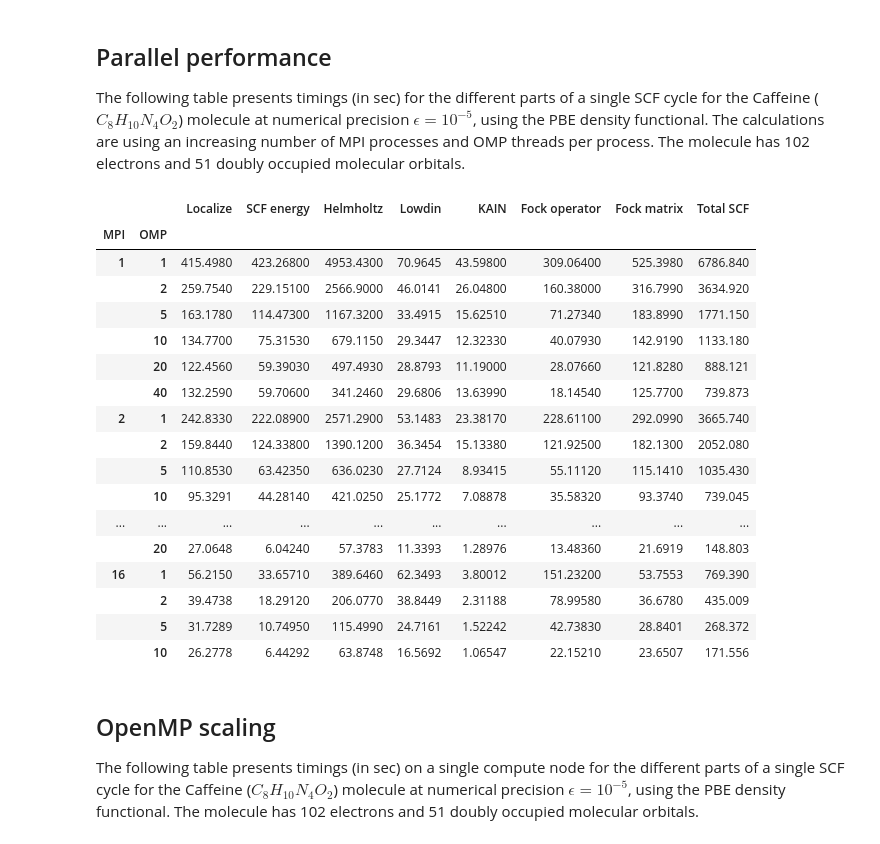
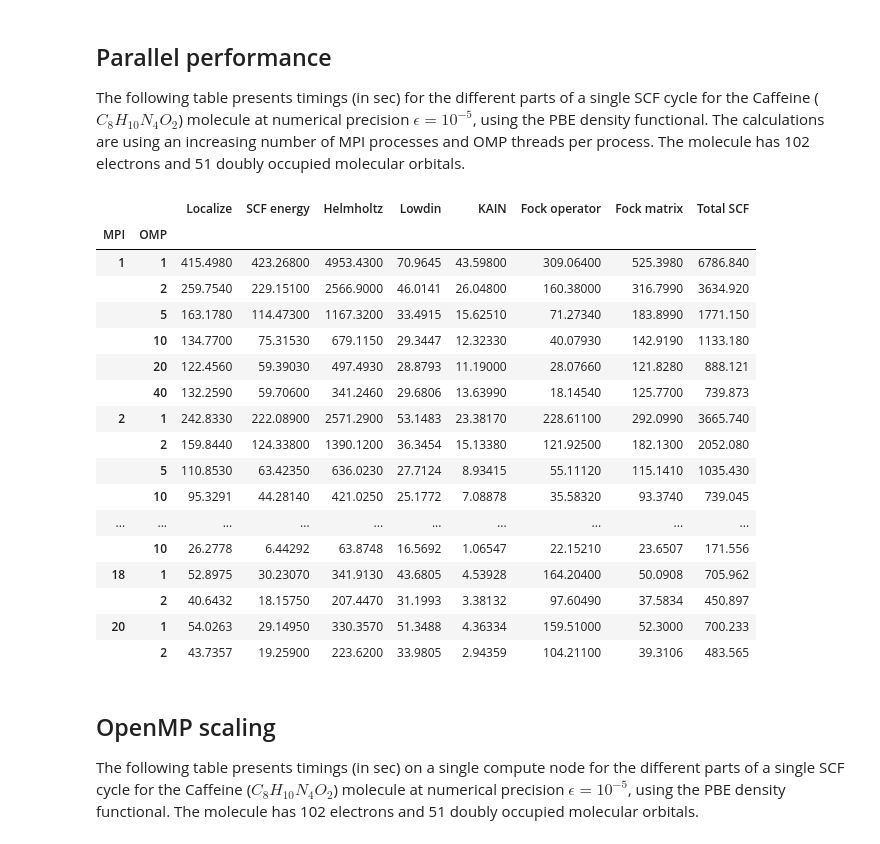
Before and after one commit to MRChemSoft/mrchem-benchmark, a Jupyter notebook: caffeine.ipynb, the cells around one changed output. Saved outputs shown, nothing was run; the diff lists cells and outputs as text; code cells hidden in the pictures.

```diff
--- a/caffeine.ipynb
+++ b/caffeine.ipynb
@@ -33,27 +33,28 @@ and each of these may have sub steps that can be extracted from the data below.
 
 The following table presents timings (in sec) for the different parts of a single SCF cycle for the Caffeine ($C_{8}H_{10}N_{4}O_{2}$) molecule at numerical precision $\epsilon=10^{-5}$, using the PBE density functional. The calculations are using an increasing number of MPI processes and OMP threads per process. The molecule has 102 electrons and 51 doubly occupied molecular orbitals.
 # %%
-hybrid_series = pd.read_csv("caffeine/scf.csv", index_col=[0,1]).loc[:,:]
-hybrid_series
+mol='caffeine'
+hybrid_frame = pd.read_csv("caffeine/scf.csv", index_col=[0,1,2])
+hybrid_frame.loc[mol,:,:]
 # %% [output]
 |  |  | Localize | SCF energy | Helmholtz | Lowdin | KAIN | Fock operator | Fock matrix | Total SCF |
 | MPI | OMP |  |  |  |  |  |  |  |  |
 | 1 | 1 | 415.4980 | 423.26800 | 4953.4300 | 70.9645 | 43.59800 | 309.06400 | 525.3980 | 6786.840 |
 |  | 2 | 259.7540 | 229.15100 | 2566.9000 | 46.0141 | 26.04800 | 160.38000 | 316.7990 | 3634.920 |
 |  | 5 | 163.1780 | 114.47300 | 1167.3200 | 33.4915 | 15.62510 | 71.27340 | 183.8990 | 1771.150 |
 |  | 10 | 134.7700 | 75.31530 | 679.1150 | 29.3447 | 12.32330 | 40.07930 | 142.9190 | 1133.180 |
 |  | 20 | 122.4560 | 59.39030 | 497.4930 | 28.8793 | 11.19000 | 28.07660 | 121.8280 | 888.121 |
 |  | 40 | 132.2590 | 59.70600 | 341.2460 | 29.6806 | 13.63990 | 18.14540 | 125.7700 | 739.873 |
 | 2 | 1 | 242.8330 | 222.08900 | 2571.2900 | 53.1483 | 23.38170 | 228.61100 | 292.0990 | 3665.740 |
 |  | 2 | 159.8440 | 124.33800 | 1390.1200 | 36.3454 | 15.13380 | 121.92500 | 182.1300 | 2052.080 |
 |  | 5 | 110.8530 | 63.42350 | 636.0230 | 27.7124 | 8.93415 | 55.11120 | 115.1410 | 1035.430 |
 |  | 10 | 95.3291 | 44.28140 | 421.0250 | 25.1772 | 7.08878 | 35.58320 | 93.3740 | 739.045 |
 | ... | ... | ... | ... | ... | ... | ... | ... | ... | ... |
-|  | 20 | 27.0648 | 6.04240 | 57.3783 | 11.3393 | 1.28976 | 13.48360 | 21.6919 | 148.803 |
-| 16 | 1 | 56.2150 | 33.65710 | 389.6460 | 62.3493 | 3.80012 | 151.23200 | 53.7553 | 769.390 |
-|  | 2 | 39.4738 | 18.29120 | 206.0770 | 38.8449 | 2.31188 | 78.99580 | 36.6780 | 435.009 |
-|  | 5 | 31.7289 | 10.74950 | 115.4990 | 24.7161 | 1.52242 | 42.73830 | 28.8401 | 268.372 |
 |  | 10 | 26.2778 | 6.44292 | 63.8748 | 16.5692 | 1.06547 | 22.15210 | 23.6507 | 171.556 |
+| 18 | 1 | 52.8975 | 30.23070 | 341.9130 | 43.6805 | 4.53928 | 164.20400 | 50.0908 | 705.962 |
+|  | 2 | 40.6432 | 18.15750 | 207.4470 | 31.1993 | 3.38132 | 97.60490 | 37.5834 | 450.897 |
+| 20 | 1 | 54.0263 | 29.14950 | 330.3570 | 51.3488 | 4.36334 | 159.51000 | 52.3000 | 700.233 |
+|  | 2 | 43.7357 | 19.25900 | 223.6200 | 33.9805 | 2.94359 | 104.21100 | 39.3106 | 483.565 |
 # %% [markdown]
 ## OpenMP scaling
 
```
Also changed, not shown: parts of 3 cells of this notebook.
